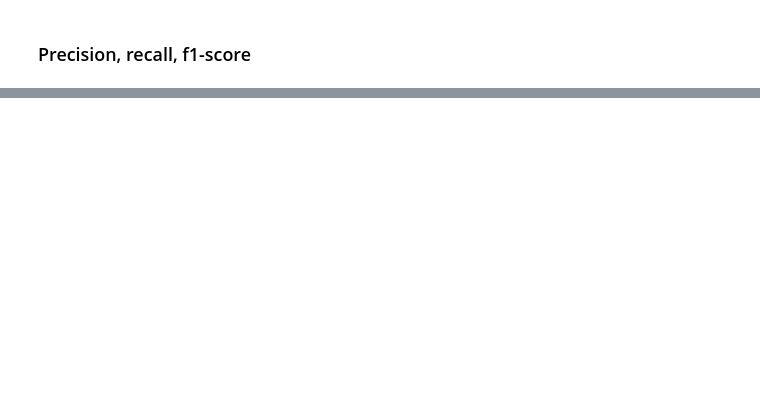
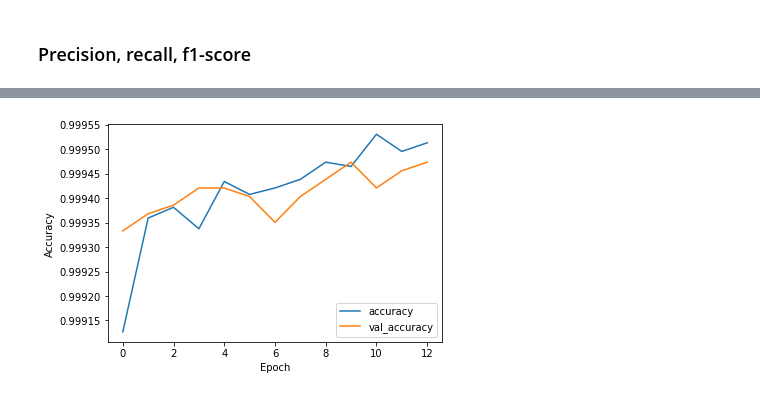
Before and after one commit to ppaszko/um_project, a Jupyter notebook: um_draft.ipynb, the cells around one changed output, grey strips where cells are left out. Saved outputs shown, nothing was run; the diff lists cells and outputs as text; code cells hidden in the pictures; blank space fills up the shorter version.

```diff
--- a/um_draft.ipynb
+++ b/um_draft.ipynb
@@ -525,0 +737,29 @@ weighted avg       0.77      0.74      0.74       200
+# %%
+
+METRICS = [
+      keras.metrics.TruePositives(name='tp'),
+      keras.metrics.FalsePositives(name='fp'),
+      keras.metrics.TrueNegatives(name='tn'),
+      keras.metrics.FalseNegatives(name='fn'),
+      keras.metrics.BinaryAccuracy(name='accuracy'),
+      keras.metrics.Precision(name='precision'),
+      keras.metrics.Recall(name='recall'),
+      keras.metrics.AUC(name='auc'),
+]
+# %%
+loss_object = keras.losses.BinaryCrossentropy()
+optimizer = keras.optimizers.Adam()
+
+model.compile(
+    loss=loss_object,
+    optimizer=optimizer,
+    metrics=METRICS)
+# %%
+earlystop = EarlyStopping(monitor='val_loss',mode='min',verbose=1,patience=10,min_delta=0.0001)
+modelcheck = ModelCheckpoint('best_model.hdf5',monitor='val_accuracy',verbose=1,save_best_only=True,mode='max')
+# %%
+history = model.fit(X_train2, Y_train2,
+                    validation_data=(x_test2, y_test2),
+                    epochs=600,
+                    callbacks=[earlystop,modelcheck],
+                    batch_size=128)
@@ -525,0 +786,10 @@ weighted avg       0.77      0.74      0.74       200
+# %%
+plt.plot(history.history['accuracy'], label='accuracy')
+plt.plot(history.history['val_accuracy'], label = 'val_accuracy')
+plt.xlabel('Epoch')
+plt.ylabel('Accuracy')
+plt.legend(loc='lower right')
+
+test_loss, test_tp, test_fp, test_tn, test_fn, test_acc, test_precision, test_recall, test_auc = model.evaluate(x_test2,  y_test2, verbose=2)
+train_loss, train_tp, train_fp, train_tn, train_fn, train_acc, train_precision, train_recall, train_auc = model.evaluate(X_train2,  Y_train2, verbose=2)
+# %% [output]
@@ -525,0 +798 @@ weighted avg       0.77      0.74      0.74       200
+[figure, added]
```
Also changed, not shown: parts of 73 cells of this notebook.
